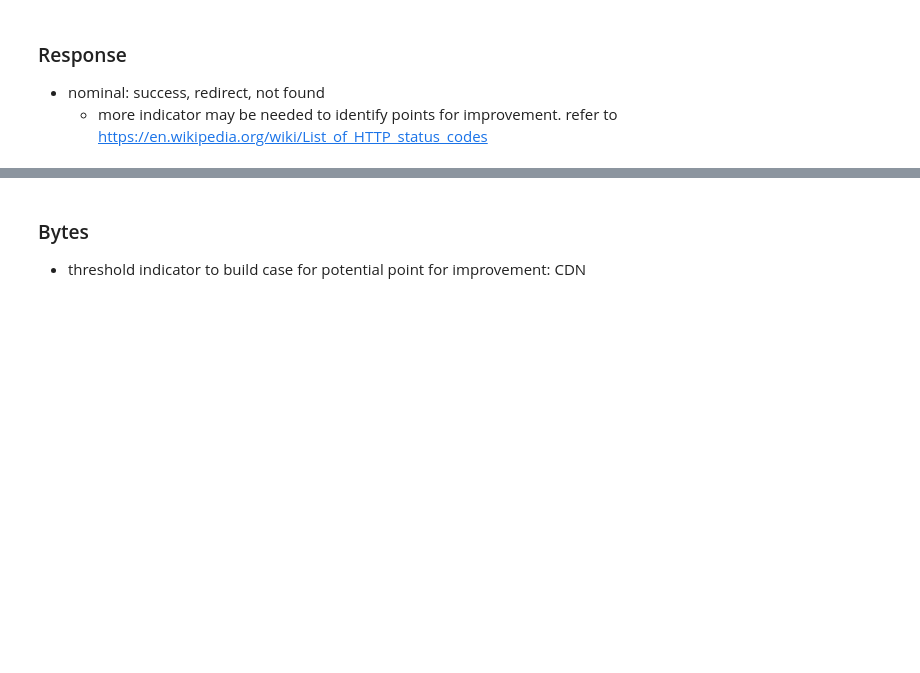
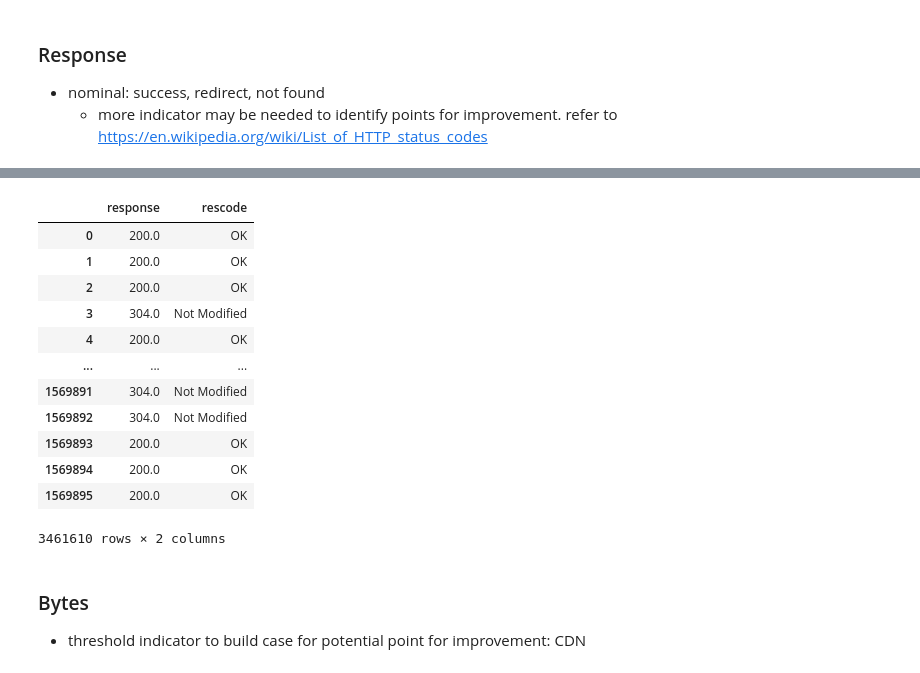
Before and after one commit to emtabiraobarias/nasa-website-1995-analysis, a Jupyter notebook: eda/nasa_website_analysis.ipynb, the cells around one changed output, grey strips where cells are left out. Saved outputs shown, nothing was run; the diff lists cells and outputs as text; code cells hidden in the pictures; blank space fills up the shorter version.

```diff
--- a/eda/nasa_website_analysis.ipynb
+++ b/eda/nasa_website_analysis.ipynb
@@ -504,3 +588,20 @@ df_request
+# %%
+# Dataframe resulting from response analysis
+df_response
+# %% [output]
+|  | response | rescode |
+| 0 | 200.0 | OK |
+| 1 | 200.0 | OK |
+| 2 | 200.0 | OK |
+| 3 | 304.0 | Not Modified |
+| 4 | 200.0 | OK |
+| ... | ... | ... |
+| 1569891 | 304.0 | Not Modified |
+| 1569892 | 304.0 | Not Modified |
+| 1569893 | 200.0 | OK |
+| 1569894 | 200.0 | OK |
+| 1569895 | 200.0 | OK |
+3461610 rows × 2 columns
 # %% [markdown]
 ### Bytes
 * threshold indicator to build case for potential point for improvement: CDN
```
Also changed, not shown: parts of 11 cells of this notebook.
